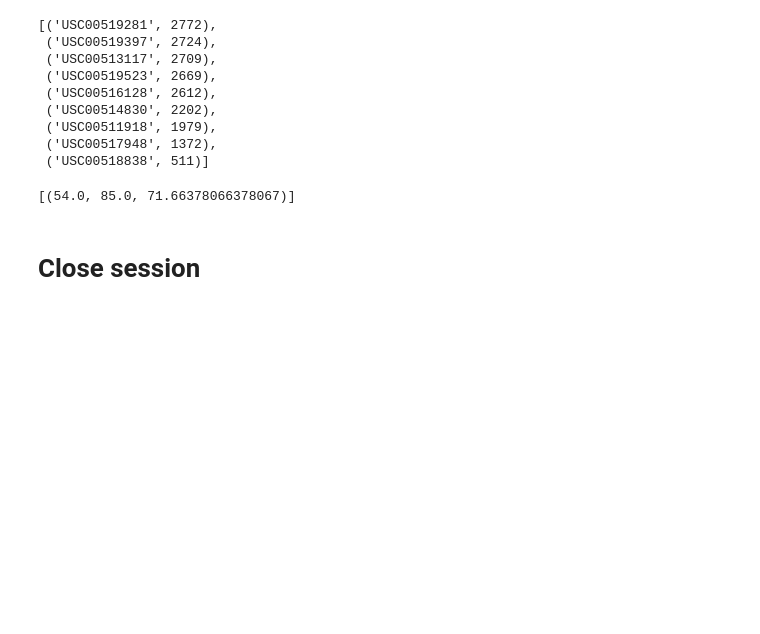
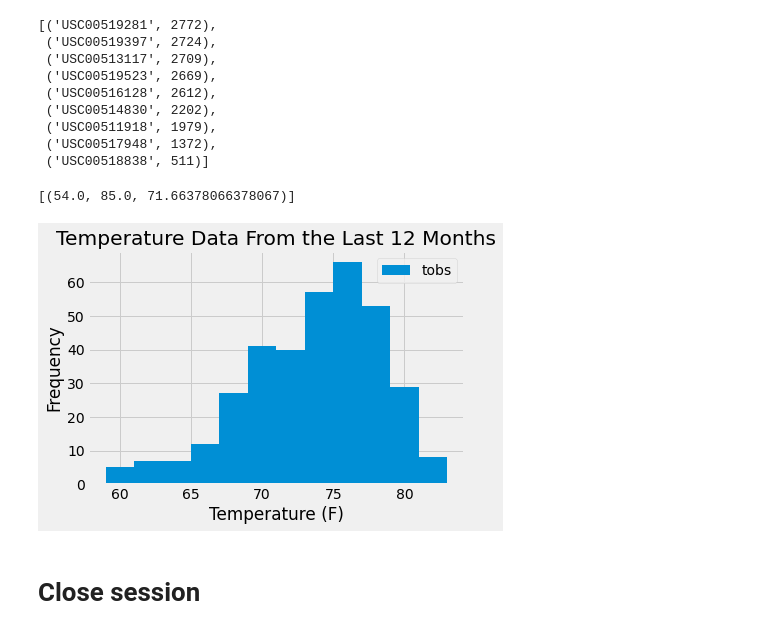
Before and after one commit to shalynalavoie/sqlalchlemy-challenge, a Jupyter notebook: Instructions/climate_starter.ipynb, the cells around one changed output. Saved outputs shown, nothing was run; the diff lists cells and outputs as text; code cells hidden in the pictures; blank space fills up the shorter version.

```diff
--- a/Instructions/climate_starter.ipynb
+++ b/Instructions/climate_starter.ipynb
@@ -118,7 +118,25 @@ session.query(func.min(Measurement.tobs),
 # %%
 # Using the most active station id
 # Query the last 12 months of temperature observation data for this station and plot the results as a histogram
-station_number = 'USC00519281'
+year_data = session.query(Measurement.tobs).\
+                filter(Measurement.station=='USC00519281').\
+                filter(Measurement.date >= last_year).\
+                order_by(Measurement.tobs.desc()).all()
+year_data
+
+#put into dataframe
+year_df = pd.DataFrame(year_data)
+year_df
+
+#create histogram
+plt.hist(year_df['tobs'], bins=12)
+plt.title("Temperature Data From the Last 12 Months")
+plt.xlabel("Temperature (F)")
+plt.ylabel("Frequency")
+plt.legend(['tobs'])
+plt.show()
+# %% [output]
+[figure, added]
 # %% [markdown]
 # Close session
 # %%
```
